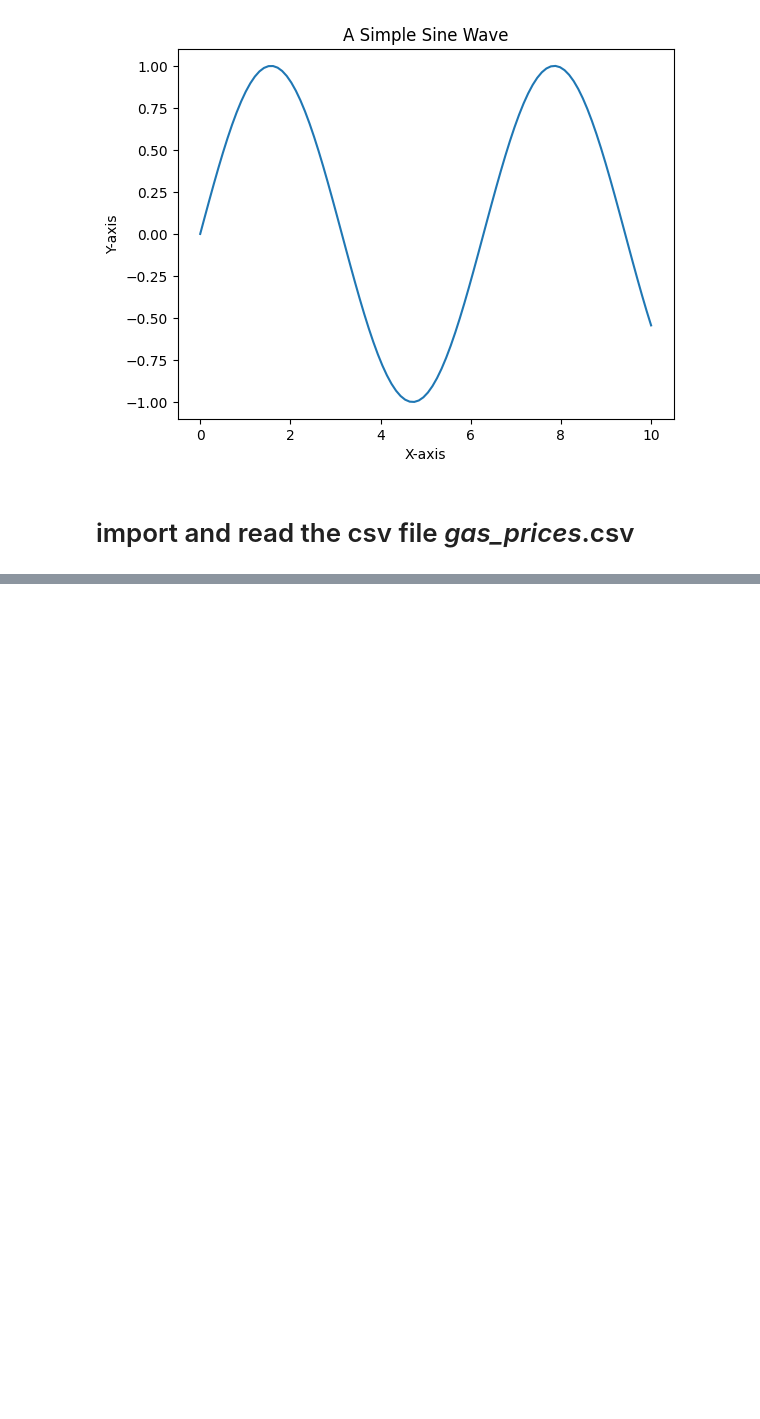
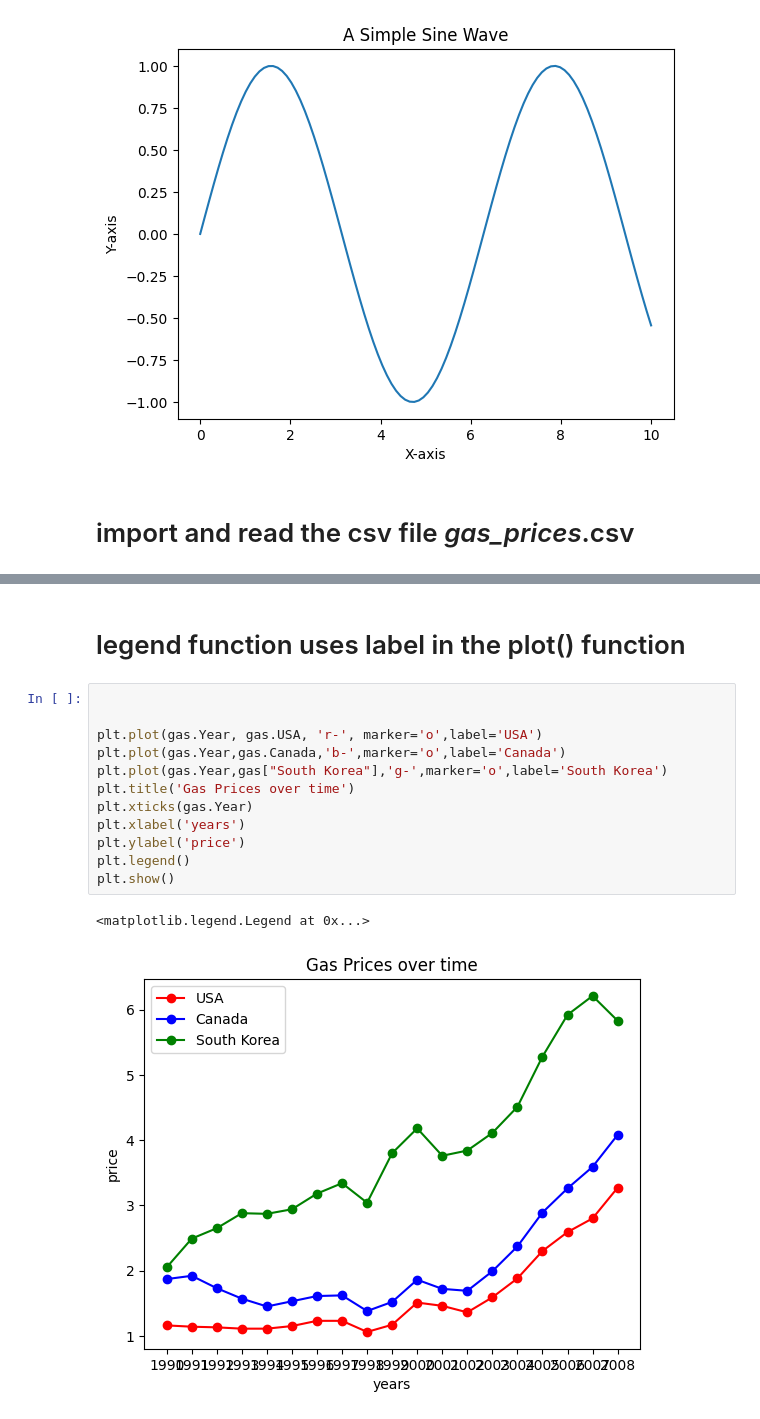
Before and after one commit to ankitaparasher04/numpy_panda_matlab_DataScience, a Jupyter notebook: matplotFile.ipynb, the cells around one changed output, grey strips where cells are left out. Drawn from its saved outputs; the diff is of its cells as text; blank space fills up the shorter version.

```diff
--- a/matplotFile.ipynb
+++ b/matplotFile.ipynb
@@ -145,0 +54,17 @@ gas_prices.csv  README.md  Untitled0.ipynb
+# %% [markdown]
+# legend function uses label in the plot() function
+# %%
+
+
+plt.plot(gas.Year, gas.USA, 'r-', marker='o',label='USA')
+plt.plot(gas.Year,gas.Canada,'b-',marker='o',label='Canada')
+plt.plot(gas.Year,gas["South Korea"],'g-',marker='o',label='South Korea')
+plt.title('Gas Prices over time')
+plt.xticks(gas.Year)
+plt.xlabel('years')
+plt.ylabel('price')
+plt.legend()
+plt.show()
+# %% [output]
+<matplotlib.legend.Legend at 0x...>
+[figure, added]
```
Also changed, not shown: parts of 21 cells of this notebook.
